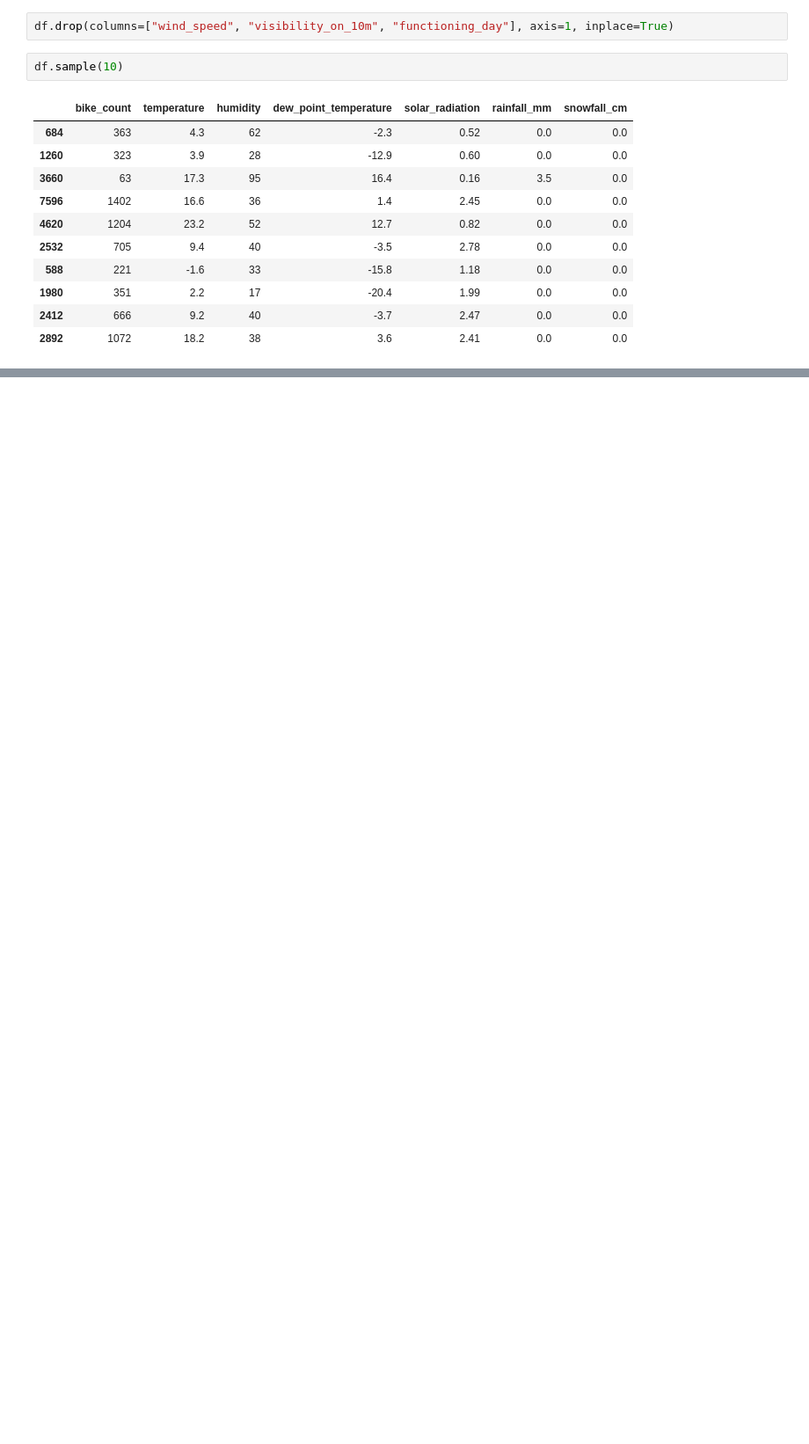
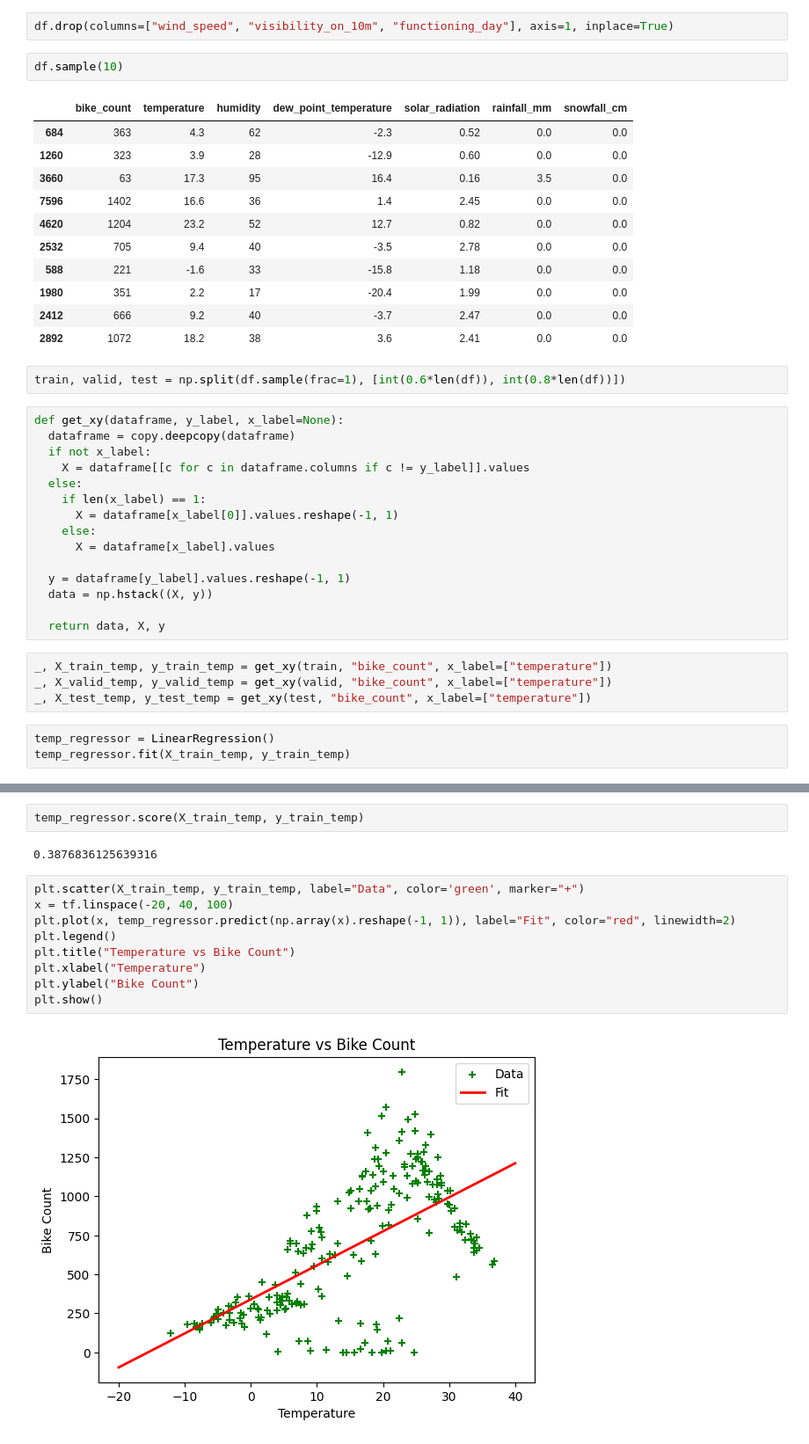
Before and after one commit to JarekMaleszyk/data-science-project-sandbox, a Jupyter notebook: Seoul_Bike_sharing_demand_data.ipynb, the cells around one changed output, grey strips where cells are left out. Shown: that part at 88% size. Cells and saved outputs as stored; diff of their text form; blank space fills up the shorter version.

```diff
--- a/Seoul_Bike_sharing_demand_data.ipynb
+++ b/Seoul_Bike_sharing_demand_data.ipynb
@@ -123,3 +123,27 @@ df.sample(10)
 | 1980 | 351 | 2.2 | 17 | -20.4 | 1.99 | 0.0 | 0.0 |
 | 2412 | 666 | 9.2 | 40 | -3.7 | 2.47 | 0.0 | 0.0 |
 | 2892 | 1072 | 18.2 | 38 | 3.6 | 2.41 | 0.0 | 0.0 |
+# %%
+train, valid, test = np.split(df.sample(frac=1), [int(0.6*len(df)), int(0.8*len(df))])
+# %%
+def get_xy(dataframe, y_label, x_label=None):
+  dataframe = copy.deepcopy(dataframe)
+  if not x_label:
+    X = dataframe[[c for c in dataframe.columns if c != y_label]].values
+  else:
+    if len(x_label) == 1:
+      X = dataframe[x_label[0]].values.reshape(-1, 1)
+    else:
+      X = dataframe[x_label].values
+
+  y = dataframe[y_label].values.reshape(-1, 1)
+  data = np.hstack((X, y))
+
+  return data, X, y
+# %%
+_, X_train_temp, y_train_temp = get_xy(train, "bike_count", x_label=["temperature"])
+_, X_valid_temp, y_valid_temp = get_xy(valid, "bike_count", x_label=["temperature"])
+_, X_test_temp, y_test_temp = get_xy(test, "bike_count", x_label=["temperature"])
+# %%
+temp_regressor = LinearRegression()
+temp_regressor.fit(X_train_temp, y_train_temp)
@@ -125,0 +163,15 @@ df.sample(10)
+# %%
+temp_regressor.score(X_train_temp, y_train_temp)
+# %% [output]
+0.3876836125639316
+# %%
+plt.scatter(X_train_temp, y_train_temp, label="Data", color='green', marker="+")
+x = tf.linspace(-20, 40, 100)
+plt.plot(x, temp_regressor.predict(np.array(x).reshape(-1, 1)), label="Fit", color="red", linewidth=2)
+plt.legend()
+plt.title("Temperature vs Bike Count")
+plt.xlabel("Temperature")
+plt.ylabel("Bike Count")
+plt.show()
+# %% [output]
+[figure, added]
```
Also changed, not shown: parts of 2 cells of this notebook.
